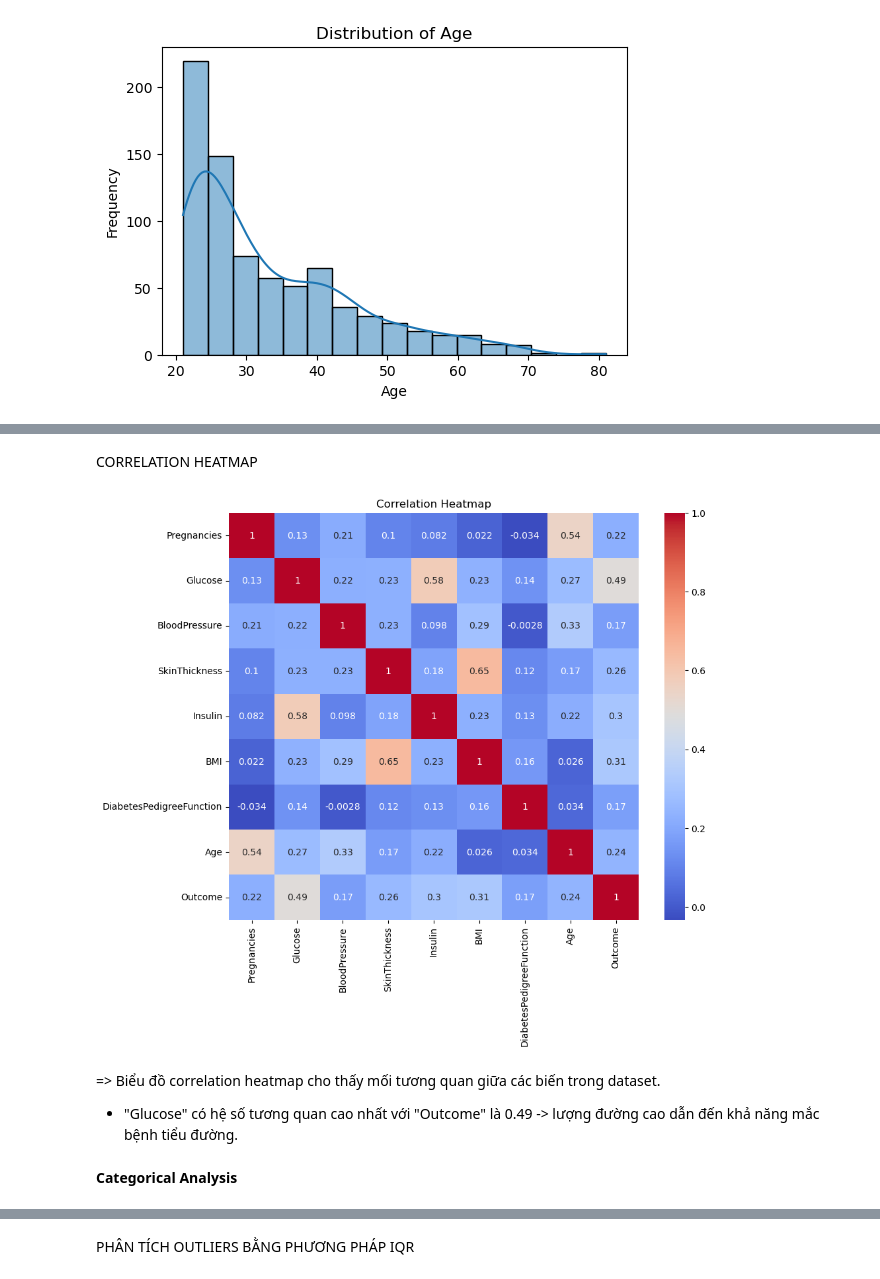
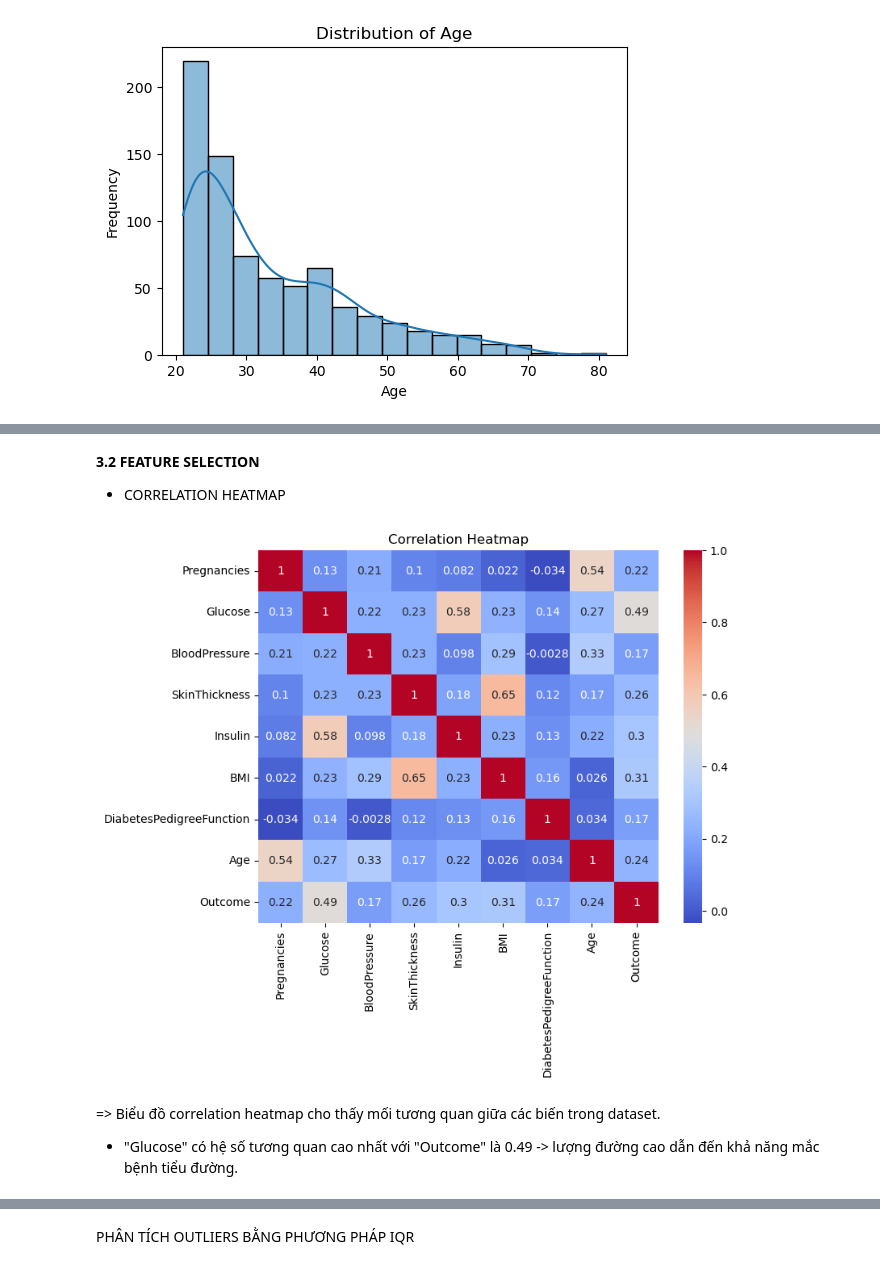
Before and after one commit to hongyen-oss/Diabetes-Prediction, a Jupyter notebook: Notebooks/project_analysis.ipynb, the cells around one changed output, grey strips where cells are left out. Cells and saved outputs as stored; diff of their text form; code cells hidden in the pictures.

```diff
--- a/Notebooks/project_analysis.ipynb
+++ b/Notebooks/project_analysis.ipynb
@@ -106 +136,4 @@ Bảng thống kê dữ liệu
+# %%
+# Xử lý các giá trị trùng lắp
+df = df.drop_duplicates()
 # %% [markdown]
@@ -177,16 +240,15 @@ for col in numerical_features:
 # %% [markdown]
-CORRELATION HEATMAP
+**3.2  FEATURE SELECTION**
+* CORRELATION HEATMAP
 # %%
 import matplotlib.pyplot as plt
 import seaborn as sns
-plt.figure(figsize=(10,8))
+plt.figure(figsize=(8,6))
 sns.heatmap(df.corr(), annot=True, cmap="coolwarm")
 plt.title('Correlation Heatmap')
 plt.show()
 # %% [output]
-[figure, old version]
+[figure, new version]
 # %% [markdown]
 => Biểu đồ correlation heatmap cho thấy mối tương quan giữa các biến trong dataset.
 + "Glucose" có hệ số tương quan cao nhất với "Outcome" là 0.49 -> lượng đường cao dẫn đến khả năng mắc bệnh tiểu đường.
-# %% [markdown]
-**Categorical Analysis**
```
Also changed, not shown: parts of 55 cells of this notebook.
